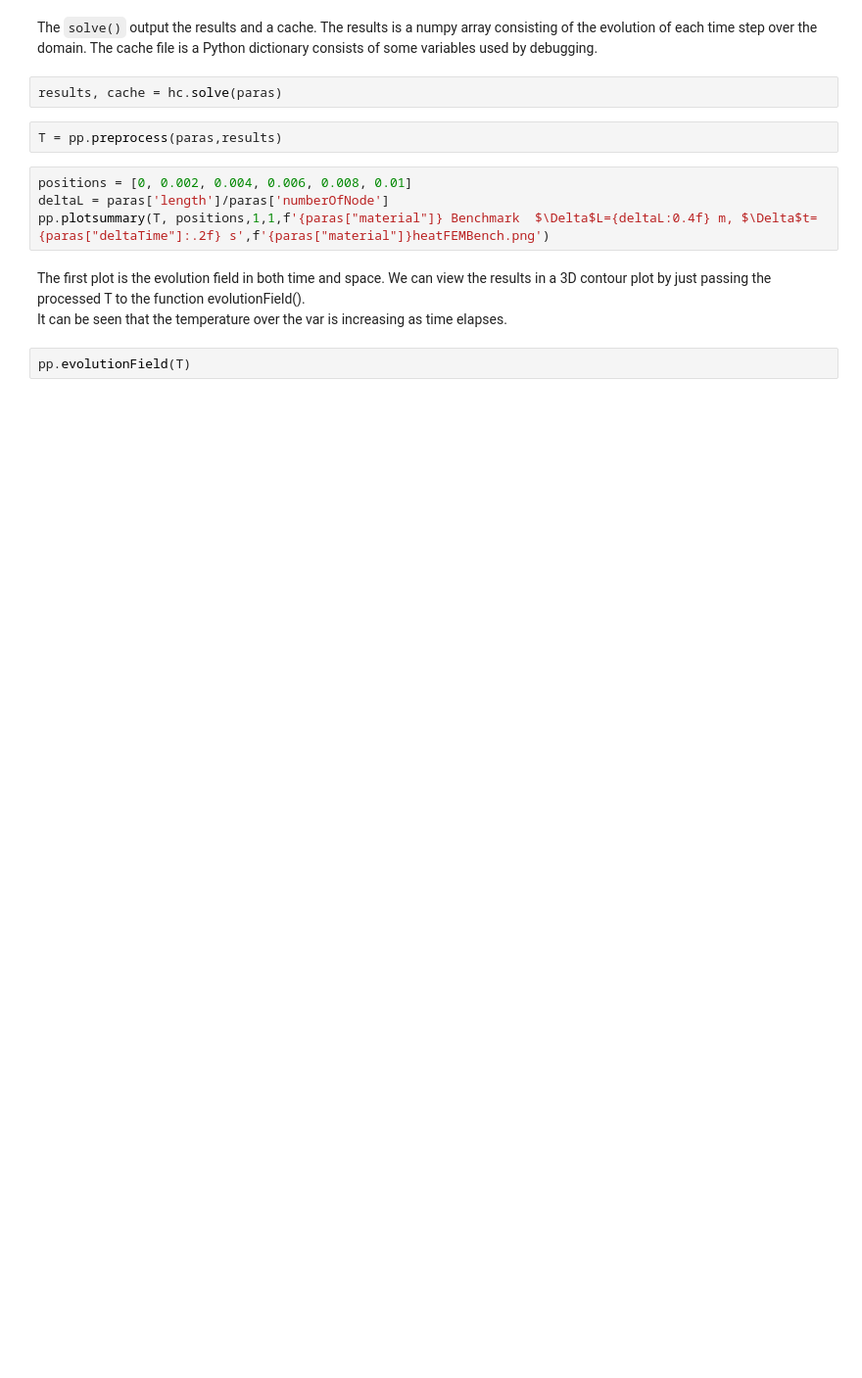
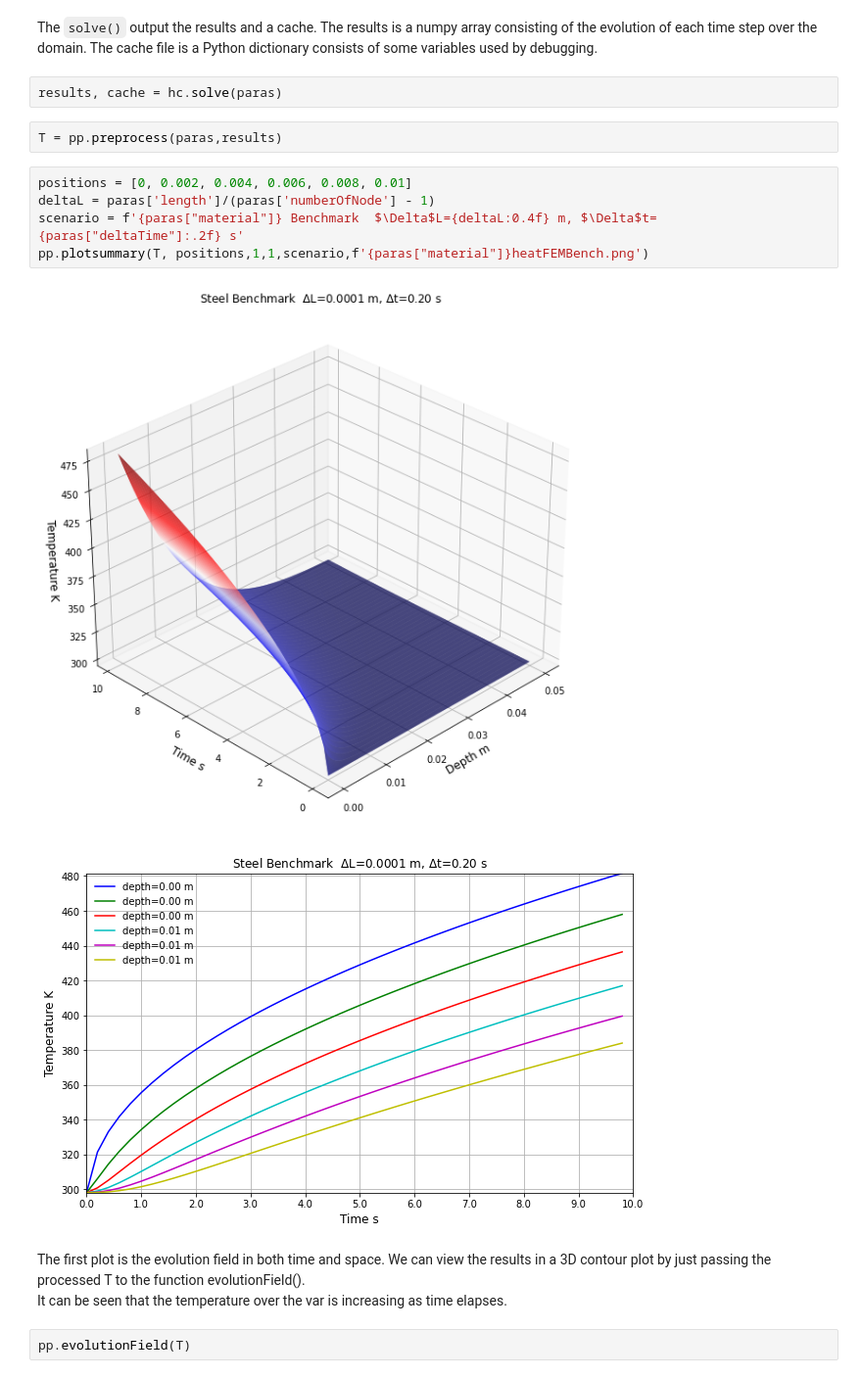
Before and after one commit to NelisW/heatConduction, a Jupyter notebook: 1D-heatflow.ipynb, the cells around one changed output. Shown at 98% size. Cells and saved outputs as stored; diff of their text form; blank space fills up the shorter version.

```diff
--- a/1D-heatflow.ipynb
+++ b/1D-heatflow.ipynb
@@ -91,8 +128,12 @@ results, cache = hc.solve(paras)
 T = pp.preprocess(paras,results)
 # %%
 positions = [0, 0.002, 0.004, 0.006, 0.008, 0.01]
-deltaL = paras['length']/paras['numberOfNode']
-pp.plotsummary(T, positions,1,1,f'{paras["material"]} Benchmark  $\Delta$L={deltaL:0.4f} m, $\Delta$t={paras["deltaTime"]:.2f} s',f'{paras["material"]}heatFEMBench.png')
+deltaL = paras['length']/(paras['numberOfNode'] - 1)
+scenario = f'{paras["material"]} Benchmark  $\Delta$L={deltaL:0.4f} m, $\Delta$t={paras["deltaTime"]:.2f} s'
+pp.plotsummary(T, positions,1,1,scenario,f'{paras["material"]}heatFEMBench.png')
+# %% [output]
+[figure, added]
+[figure, added]
 # %% [markdown]
 The first plot is the evolution field in both time and space. We can view the results in a 3D contour plot by just passing the processed T to the function evolutionField(). <br>
 It can be seen that the temperature over the var is increasing as time elapses.
```
Also changed, not shown: parts of 24 cells of this notebook, 13 other files.
